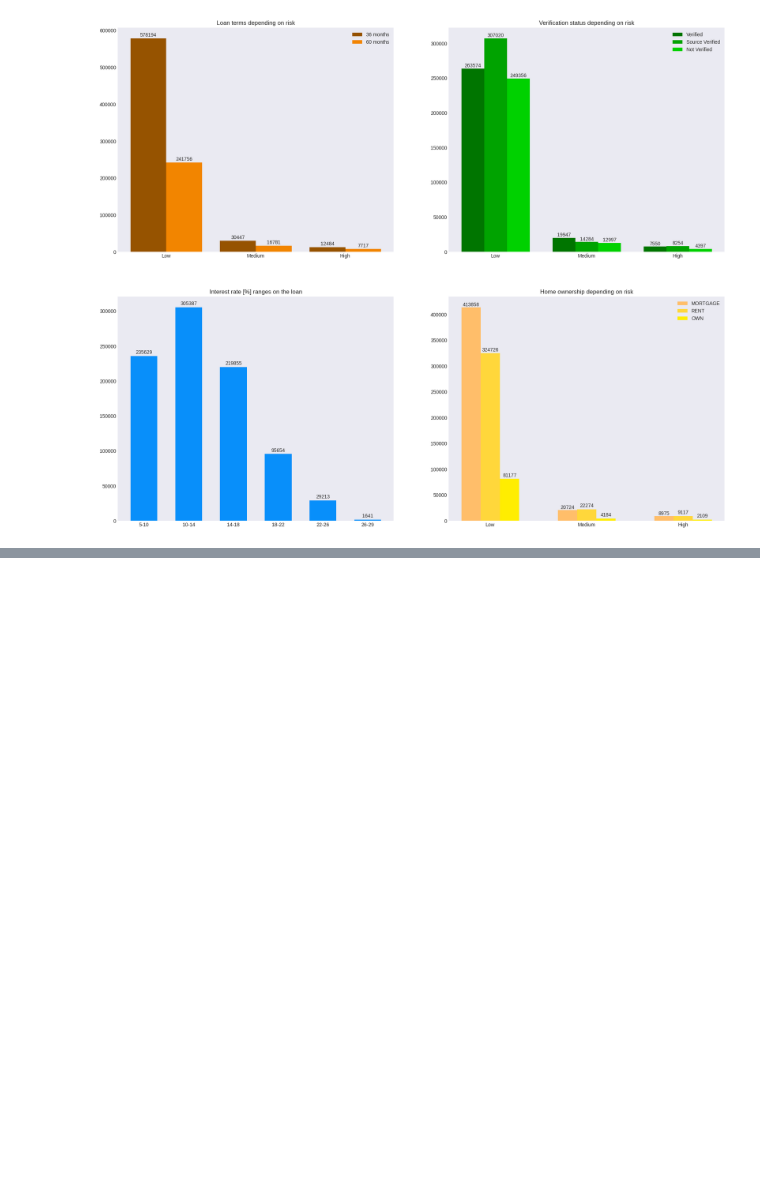
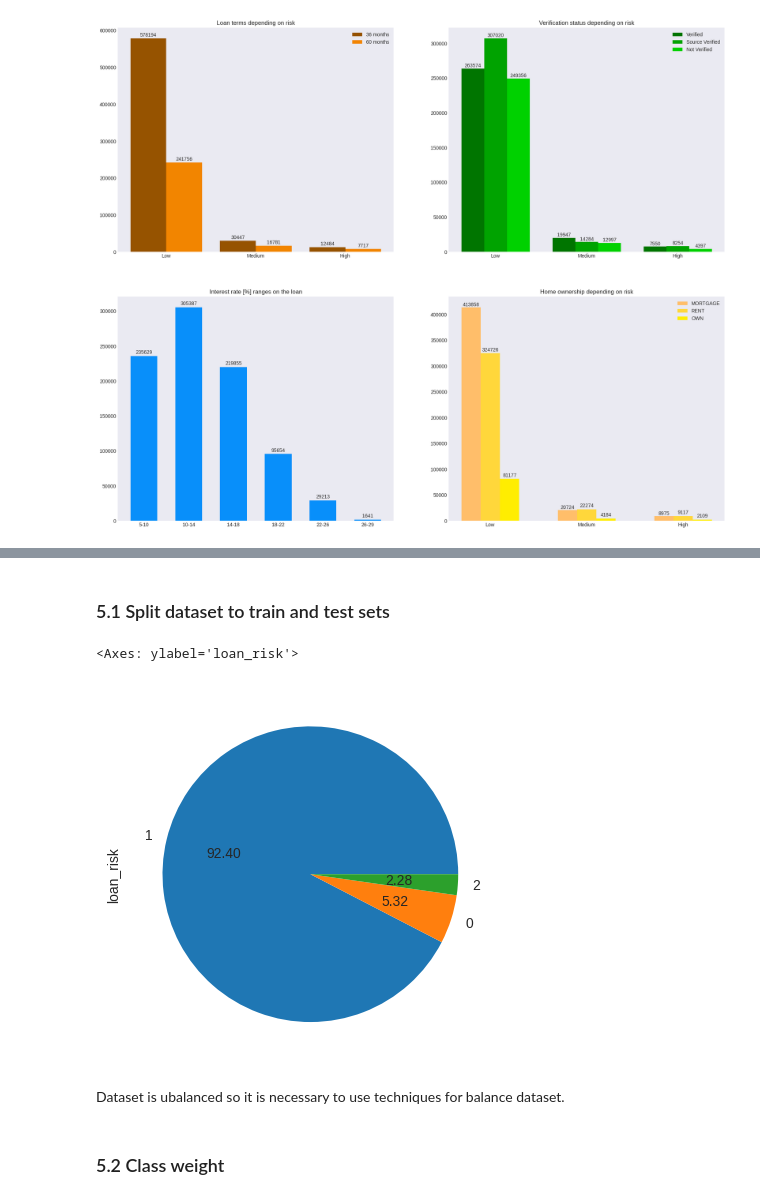
Before and after one commit to KamilShape/credit_risk_analysis, a Jupyter notebook: credit_risk_analysis.ipynb, the cells around one changed output, grey strips where cells are left out. Drawn from its saved outputs; the diff is of its cells as text; code cells hidden in the pictures; blank space fills up the shorter version.

```diff
--- a/credit_risk_analysis.ipynb
+++ b/credit_risk_analysis.ipynb
@@ -320,0 +279,14 @@ cat_loan
+# %% [markdown]
+### 5.1 Split dataset to train and test sets
+# %%
+X = cat_loan.iloc[:, :-1]
+y = cat_loan['loan_risk']
+# %%
+y.value_counts().plot.pie(autopct = '%.2f')
+# %% [output]
+<Axes: ylabel='loan_risk'>
+[figure, added]
+# %% [markdown]
+Dataset is ubalanced so it is necessary to use techniques for balance dataset.
+# %% [markdown]
+### 5.2 Class weight
```
Also changed, not shown: parts of 10 cells of this notebook.
